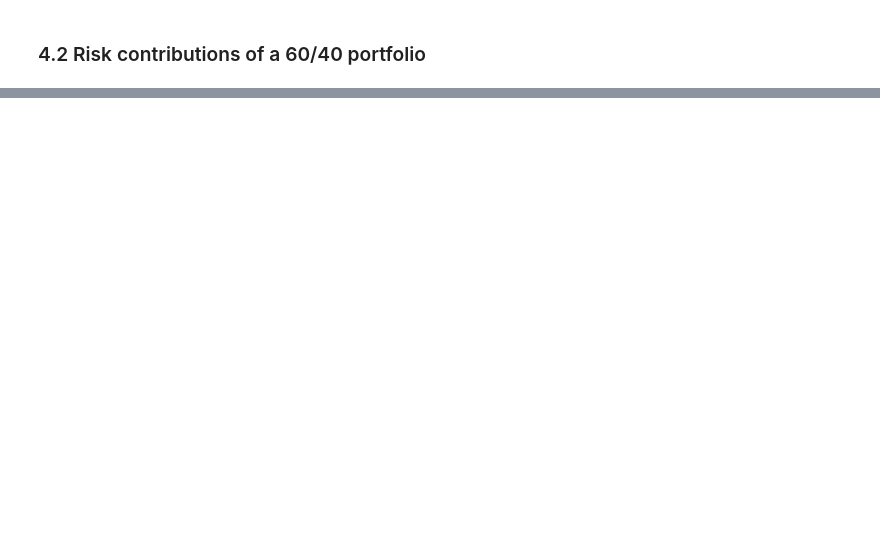
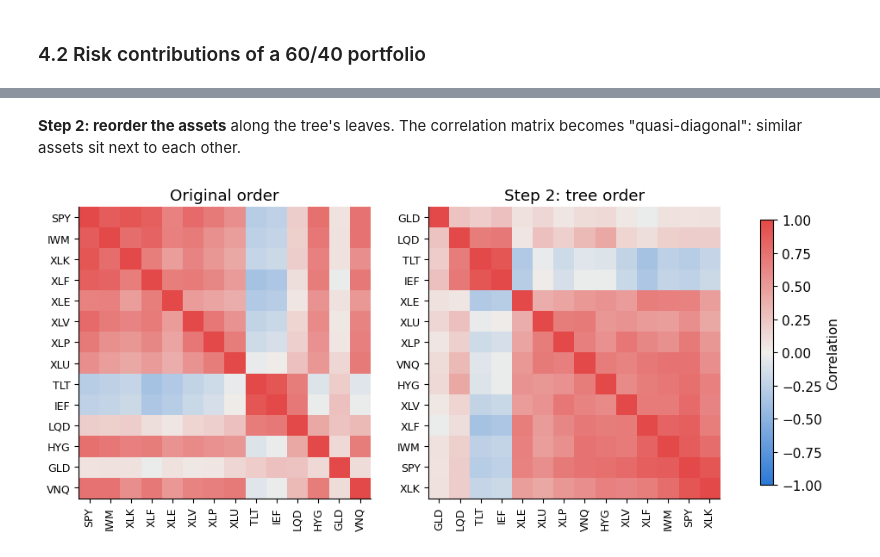
Before and after one commit to Nova-Finance-Club/Quant-Trading-Concepts, a Jupyter notebook: 01-portfolio-and-risk/03_risk_parity.ipynb, the cells around one changed output, grey strips where cells are left out. Drawn from its saved outputs; the diff is of its cells as text; code cells hidden in the pictures; blank space fills up the shorter version.

```diff
--- a/01-portfolio-and-risk/03_risk_parity.ipynb
+++ b/01-portfolio-and-risk/03_risk_parity.ipynb
@@ -134,0 +174,16 @@ GLD    0%          22%         20%  20%
+# %% [markdown]
+**Step 2: reorder the assets** along the tree's leaves. The correlation matrix becomes "quasi-diagonal": similar assets sit next to each other.
+# %%
+order = [assets[i] for i in leaves_list(link)]          # leaf order of the tree
+
+fig, axes = plt.subplots(1, 2, figsize=(12, 5))
+for ax, cols, title in [(axes[0], assets, "Original order"), (axes[1], order, "Step 2: tree order")]:
+    im = ax.imshow(corr.loc[cols, cols], cmap=DIVERGING, vmin=-1, vmax=1)
+    ax.set_xticks(range(len(cols)), cols, rotation=90, fontsize=9)
+    ax.set_yticks(range(len(cols)), cols, fontsize=9)
+    ax.set_title(title)
+    ax.grid(False)
+fig.colorbar(im, ax=axes, shrink=0.8, label="Correlation")
+plt.show()
+# %% [output]
+[figure, added]
```
Also changed, not shown: parts of 26 cells of this notebook, 28 other files.
